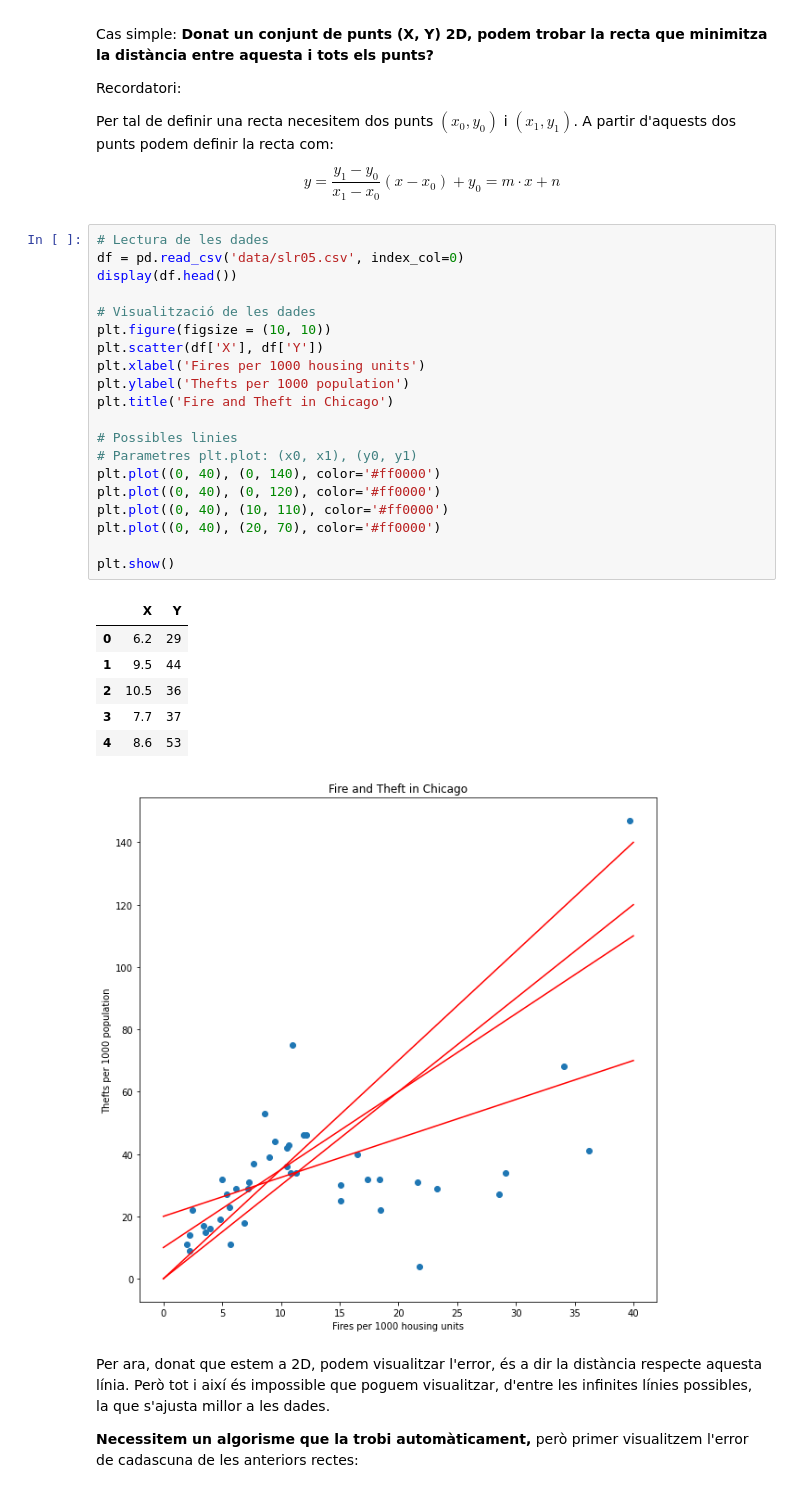
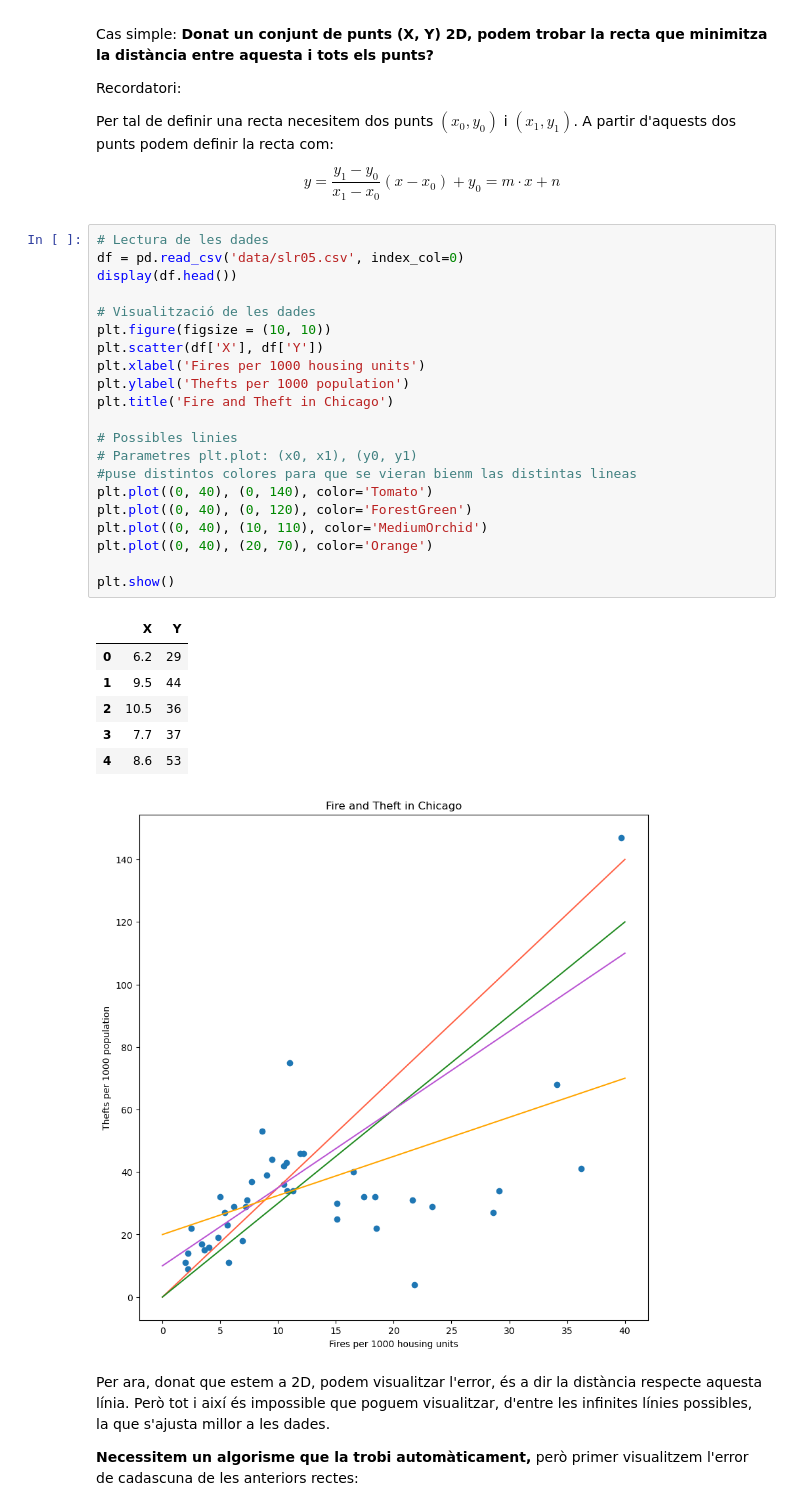
Before and after one commit to mariapepu/TNUI, a Jupyter notebook: TNUI P3/P2_LinearRegression-Student.ipynb, the cells around one changed output. Saved outputs shown, nothing was run; the diff lists cells and outputs as text.

```diff
--- a/TNUI P3/P2_LinearRegression-Student.ipynb
+++ b/TNUI P3/P2_LinearRegression-Student.ipynb
@@ -208,31 +211,32 @@ $$y={\frac {y_{1}-y_{0}}{x_{1}-x_{0}}} (x-x_{0}) +y_{0} = m \cdot x + n$$
 # %%
 # Lectura de les dades
 df = pd.read_csv('data/slr05.csv', index_col=0)
 display(df.head())
 
 # Visualització de les dades
 plt.figure(figsize = (10, 10))
 plt.scatter(df['X'], df['Y'])
 plt.xlabel('Fires per 1000 housing units')
 plt.ylabel('Thefts per 1000 population')
 plt.title('Fire and Theft in Chicago')
 
 # Possibles linies
 # Parametres plt.plot: (x0, x1), (y0, y1)
-plt.plot((0, 40), (0, 140), color='#ff0000')
-plt.plot((0, 40), (0, 120), color='#ff0000')
-plt.plot((0, 40), (10, 110), color='#ff0000')
-plt.plot((0, 40), (20, 70), color='#ff0000')
+#puse distintos colores para que se vieran bienm las distintas lineas
+plt.plot((0, 40), (0, 140), color='Tomato')
+plt.plot((0, 40), (0, 120), color='ForestGreen')
+plt.plot((0, 40), (10, 110), color='MediumOrchid')
+plt.plot((0, 40), (20, 70), color='Orange')
 
 plt.show()
 # %% [output]
 |  | X | Y |
 | 0 | 6.2 | 29 |
 | 1 | 9.5 | 44 |
 | 2 | 10.5 | 36 |
 | 3 | 7.7 | 37 |
 | 4 | 8.6 | 53 |
-[figure, old version]
+[figure, new version]
 # %% [markdown]
 Per ara, donat que estem a 2D, podem visualitzar l'error, és a dir la distància respecte aquesta línia. Però tot i així és impossible que poguem visualitzar, d'entre les infinites línies possibles, la que s'ajusta millor a les dades.
 
```
Also changed, not shown: parts of 15 cells of this notebook, 1 other file.
